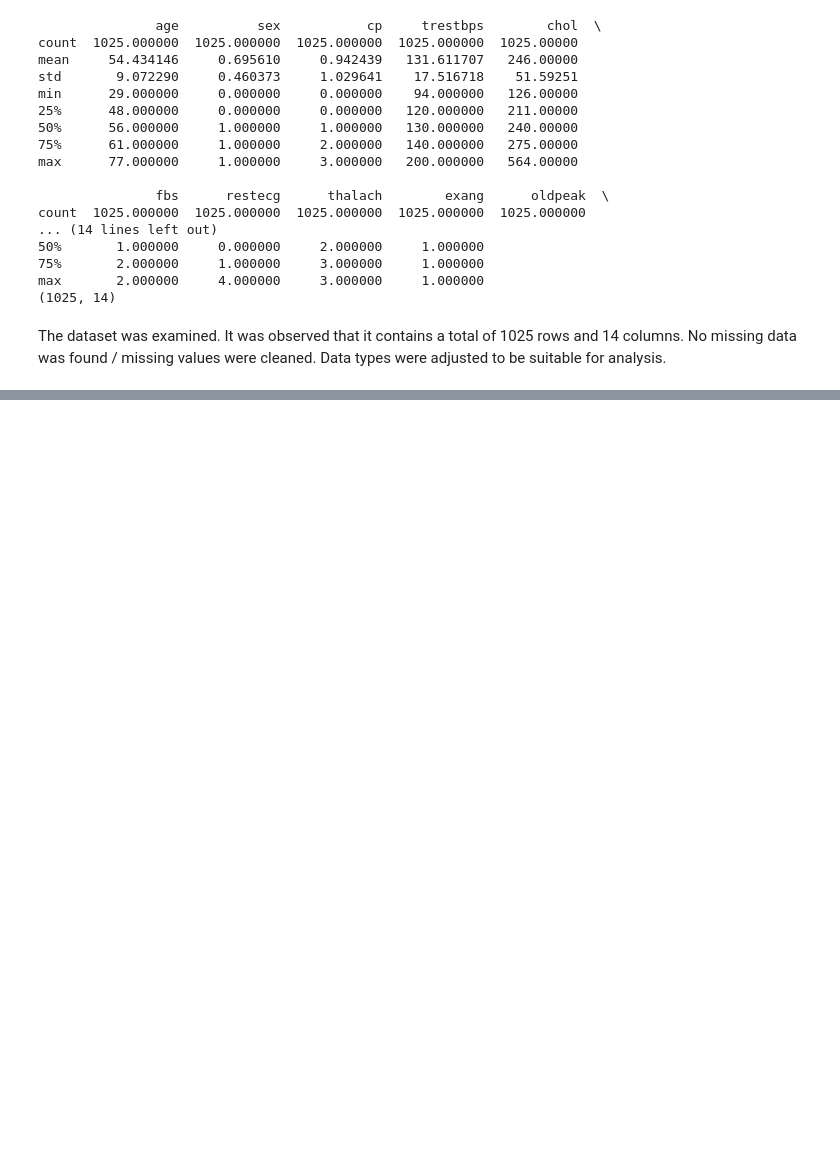
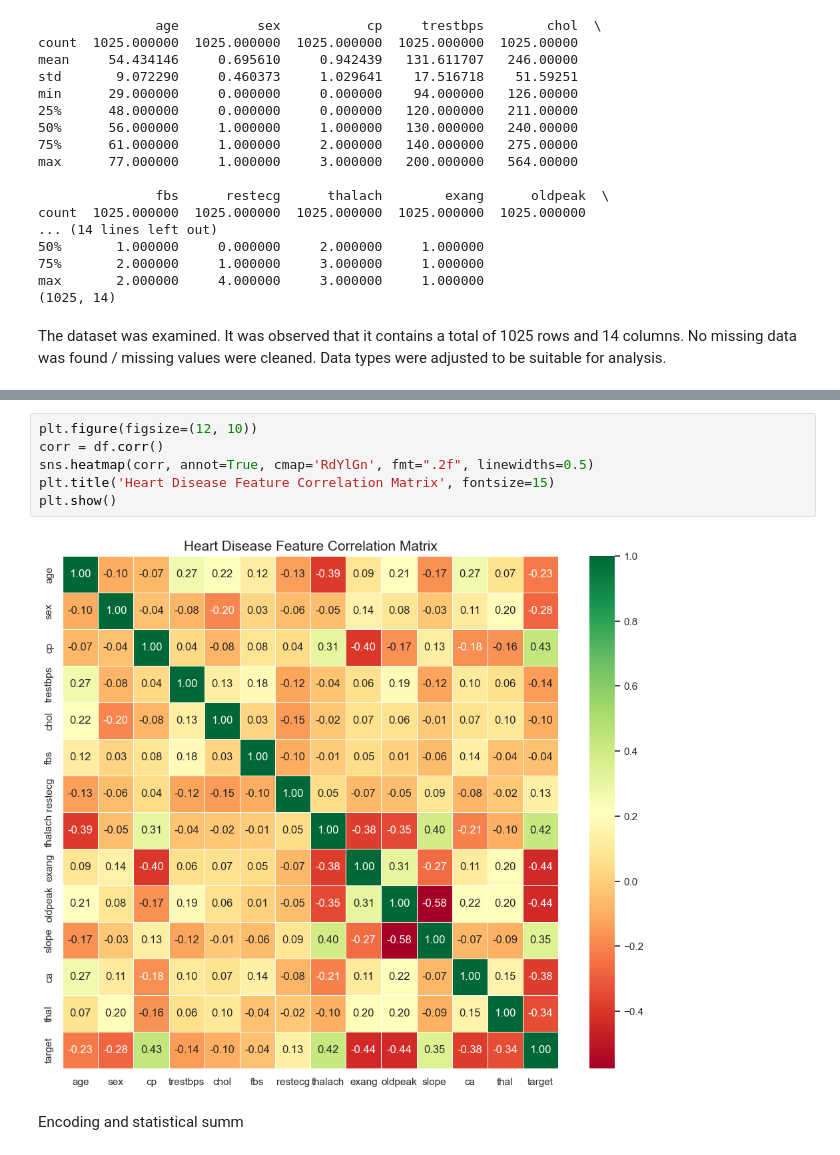
Before and after one commit to erdemersozlu/The-Data-Foundation-Medical-Insights-EDA, a Jupyter notebook: notebooks/EDA_Analysis.ipynb, the cells around one changed output, grey strips where cells are left out. Cells and saved outputs as stored; diff of their text form; blank space fills up the shorter version.

```diff
--- a/notebooks/EDA_Analysis.ipynb
+++ b/notebooks/EDA_Analysis.ipynb
@@ -91,0 +128,10 @@ The dataset was examined. It was observed that it contains a total of 1025 rows
+# %%
+plt.figure(figsize=(12, 10))
+corr = df.corr()
+sns.heatmap(corr, annot=True, cmap='RdYlGn', fmt=".2f", linewidths=0.5)
+plt.title('Heart Disease Feature Correlation Matrix', fontsize=15)
+plt.show()
+# %% [output]
+[figure, added]
+# %% [markdown]
+Encoding and statistical summ
```
Also changed, not shown: parts of 7 cells of this notebook, 1 other file.
